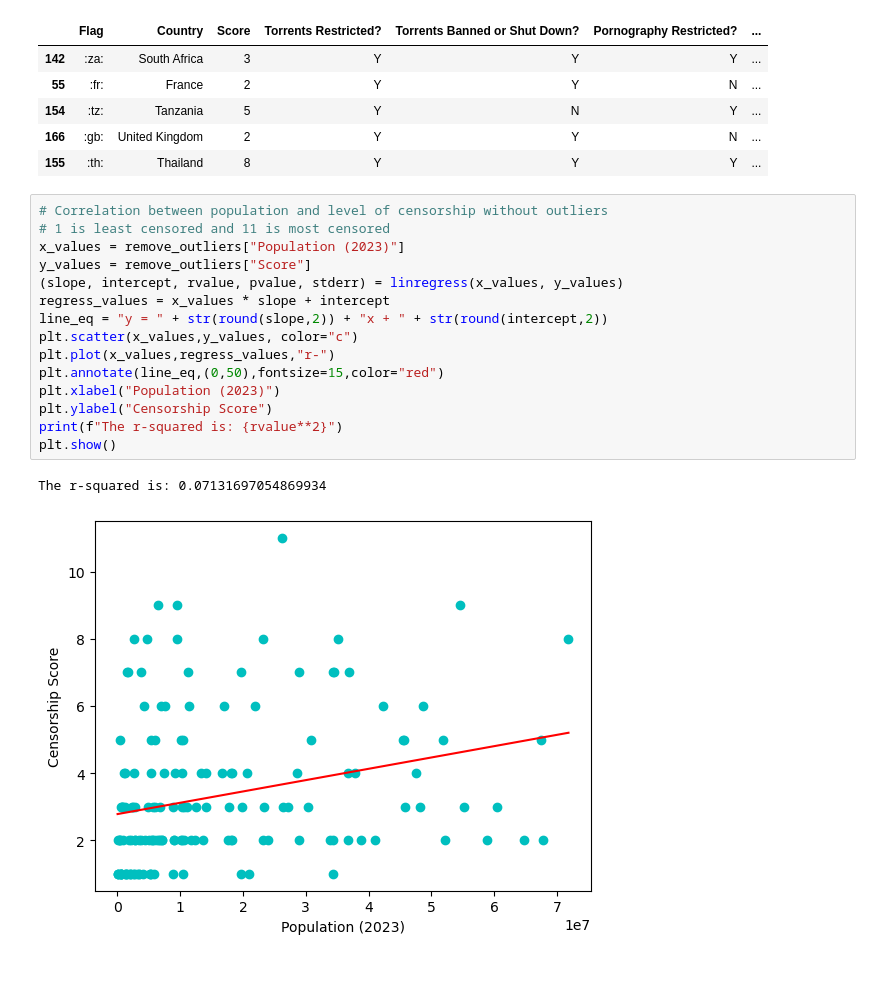
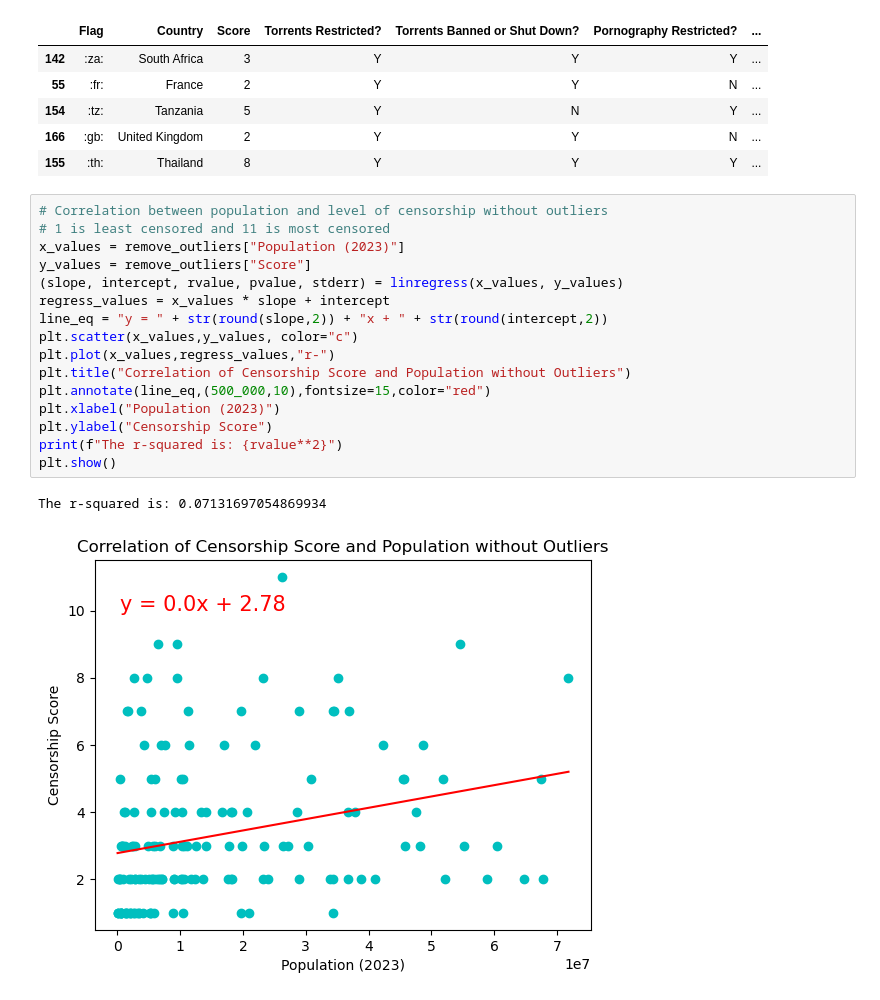
Before and after one commit to tiascott01/07_GroupProject1, a Jupyter notebook: Internet Censorship/Internet_Censorship_Data_Code.ipynb, the cells around one changed output. Cells and saved outputs as stored; diff of their text form; blank space fills up the shorter version.

```diff
--- a/Internet Censorship/Internet_Censorship_Data_Code.ipynb
+++ b/Internet Censorship/Internet_Censorship_Data_Code.ipynb
@@ -320,20 +404,21 @@ remove_outliers.tail()
 # %%
 # Correlation between population and level of censorship without outliers
 # 1 is least censored and 11 is most censored
 x_values = remove_outliers["Population (2023)"]
 y_values = remove_outliers["Score"]
 (slope, intercept, rvalue, pvalue, stderr) = linregress(x_values, y_values)
 regress_values = x_values * slope + intercept
 line_eq = "y = " + str(round(slope,2)) + "x + " + str(round(intercept,2))
 plt.scatter(x_values,y_values, color="c")
 plt.plot(x_values,regress_values,"r-")
-plt.annotate(line_eq,(0,50),fontsize=15,color="red")
+plt.title("Correlation of Censorship Score and Population without Outliers")
+plt.annotate(line_eq,(500_000,10),fontsize=15,color="red")
 plt.xlabel("Population (2023)")
 plt.ylabel("Censorship Score")
 print(f"The r-squared is: {rvalue**2}")
 plt.show()
 # %% [output]
 The r-squared is: 0.07131697054869934
-[figure, old version]
+[figure, new version]
 # %% [markdown]
 ## Findings
```
Also changed, not shown: parts of 10 cells of this notebook.
